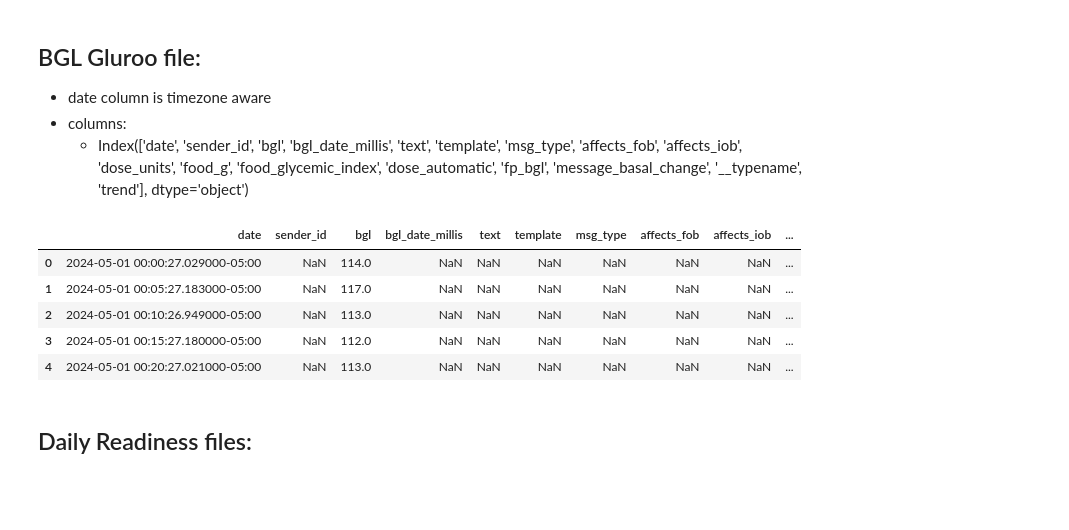
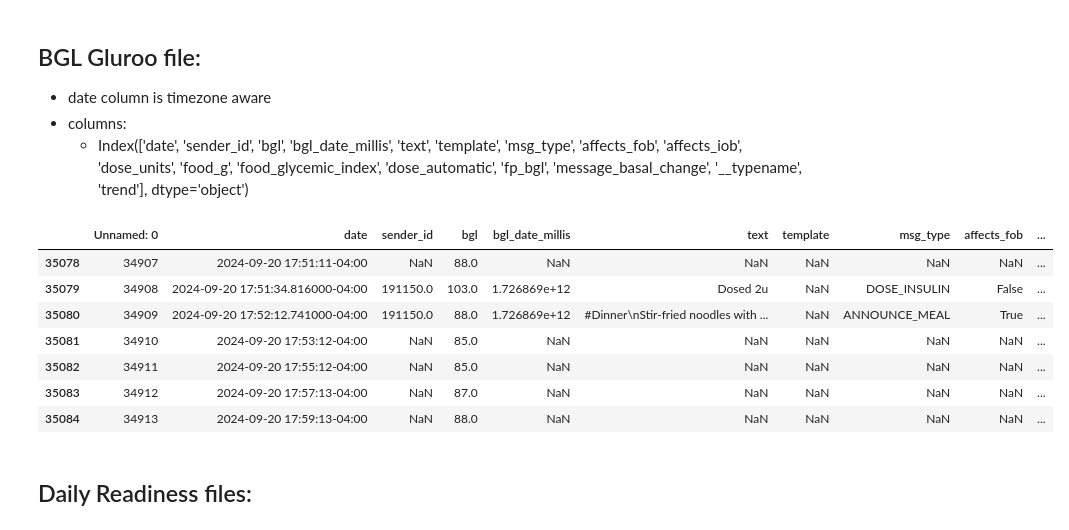
Before and after one commit to sneha3799/causal_modeling, a Jupyter notebook: pre_standardization_eda.ipynb, the cells around one changed output. Drawn from its saved outputs; the diff is of its cells as text; code cells hidden in the pictures; blank space fills up the shorter version.

```diff
--- a/pre_standardization_eda.ipynb
+++ b/pre_standardization_eda.ipynb
@@ -5,7 +5,9 @@
 import pandas as pd
 pd.set_option('display.max_columns', None)
 
-df_gl = pd.read_csv('data/500030_5th-7th.csv')
+df_gl1 = pd.read_csv('data/679372_5th-7th.csv')
+df_gl2 = pd.read_csv('data/679372_7th-9th.csv')
+
 df_daily_readiness = pd.read_csv('data/fitness/DailyReadiness/Daily Readiness Score - 2024-04-01.csv')
 df_hrv_details = pd.read_csv('data/fitness/HeartRateVariability/HRVDetails/Heart Rate Variability Details - 2024-04-03.csv')
 df_hrv_summ = pd.read_csv('data/fitness/HeartRateVariability/HRVSummary/Daily Heart Rate Variability Summary - 2024-04-.csv')
@@ -47,15 +49,20 @@ Date Only
        'food_glycemic_index', 'dose_automatic', 'fp_bgl',
        'message_basal_change', '__typename', 'trend'],
       dtype='object')
-# %%
-df_gl.head()
-# %% [output]
-|  | date | sender_id | bgl | bgl_date_millis | text | template | msg_type | affects_fob | affects_iob | ... |
-| 0 | 2024-05-01 00:00:27.029000-05:00 | NaN | 114.0 | NaN | NaN | NaN | NaN | NaN | NaN | ... |
-| 1 | 2024-05-01 00:05:27.183000-05:00 | NaN | 117.0 | NaN | NaN | NaN | NaN | NaN | NaN | ... |
-| 2 | 2024-05-01 00:10:26.949000-05:00 | NaN | 113.0 | NaN | NaN | NaN | NaN | NaN | NaN | ... |
-| 3 | 2024-05-01 00:15:27.180000-05:00 | NaN | 112.0 | NaN | NaN | NaN | NaN | NaN | NaN | ... |
-| 4 | 2024-05-01 00:20:27.021000-05:00 | NaN | 113.0 | NaN | NaN | NaN | NaN | NaN | NaN | ... |
+# %%
+# df_gl1.head()
+# df_gl2[df_gl2['date'].str.contains('2024-09-20') & df_gl2['text'].str.contains('#Dinner\nStir-fried noodles with vegetables')]
+
+df_gl2[df_gl2.date.str.contains('2024-09-20 17:5')]
+# %% [output]
+|  | Unnamed: 0 | date | sender_id | bgl | bgl_date_millis | text | template | msg_type | affects_fob | ... |
+| 35078 | 34907 | 2024-09-20 17:51:11-04:00 | NaN | 88.0 | NaN | NaN | NaN | NaN | NaN | ... |
+| 35079 | 34908 | 2024-09-20 17:51:34.816000-04:00 | 191150.0 | 103.0 | 1.726869e+12 | Dosed 2u | NaN | DOSE_INSULIN | False | ... |
+| 35080 | 34909 | 2024-09-20 17:52:12.741000-04:00 | 191150.0 | 88.0 | 1.726869e+12 | #Dinner\nStir-fried noodles with ... | NaN | ANNOUNCE_MEAL | True | ... |
+| 35081 | 34910 | 2024-09-20 17:53:12-04:00 | NaN | 85.0 | NaN | NaN | NaN | NaN | NaN | ... |
+| 35082 | 34911 | 2024-09-20 17:55:12-04:00 | NaN | 85.0 | NaN | NaN | NaN | NaN | NaN | ... |
+| 35083 | 34912 | 2024-09-20 17:57:13-04:00 | NaN | 87.0 | NaN | NaN | NaN | NaN | NaN | ... |
+| 35084 | 34913 | 2024-09-20 17:59:13-04:00 | NaN | 88.0 | NaN | NaN | NaN | NaN | NaN | ... |
 # %% [markdown]
 ## Daily Readiness files:
 # %%
```
Also changed, not shown: 5 other files.
